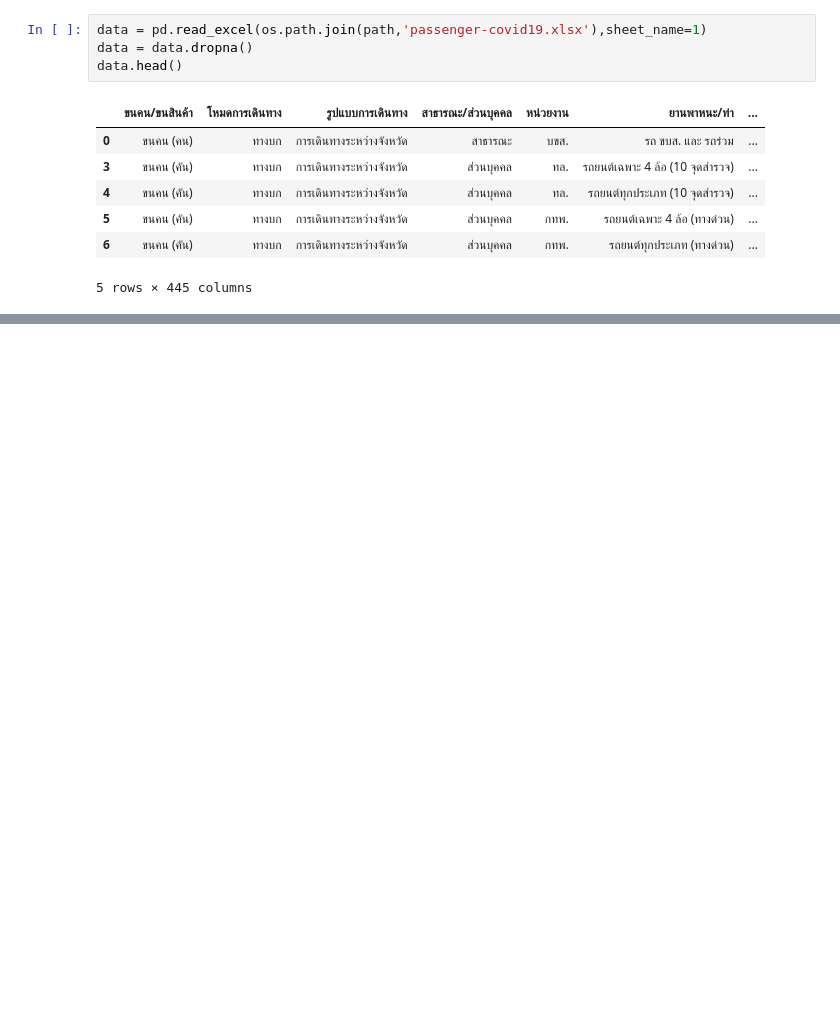
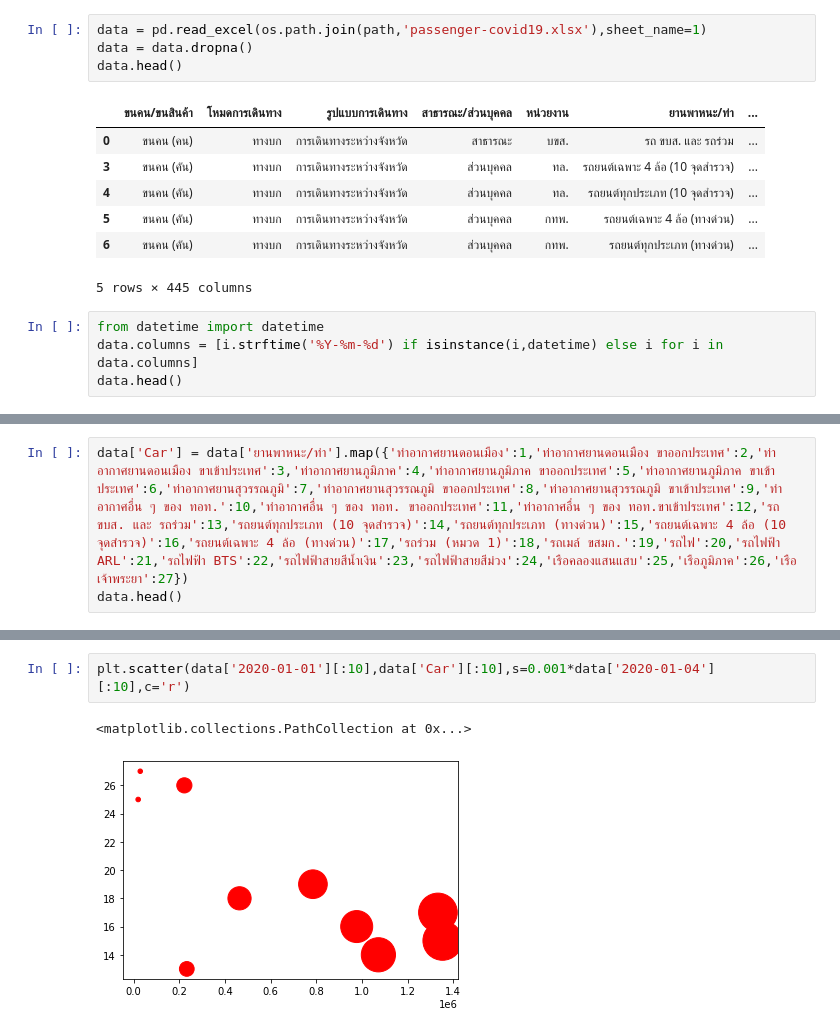
Before and after one commit to thanadolch/data_viz, a Jupyter notebook: Visualize_Data_Distribution.ipynb, the cells around one changed output, grey strips where cells are left out. Cells and saved outputs as stored; diff of their text form; blank space fills up the shorter version.

```diff
--- a/Visualize_Data_Distribution.ipynb
+++ b/Visualize_Data_Distribution.ipynb
@@ -124,3 +124,7 @@ data.head()
 | 5 | ขนคน (คัน) | ทางบก | การเดินทางระหว่างจังหวัด | ส่วนบุคคล | กทพ. | รถยนต์เฉพาะ 4 ล้อ (ทางด่วน) | ... |
 | 6 | ขนคน (คัน) | ทางบก | การเดินทางระหว่างจังหวัด | ส่วนบุคคล | กทพ. | รถยนต์ทุกประเภท (ทางด่วน) | ... |
 5 rows × 445 columns
+# %%
+from datetime import datetime
+data.columns = [i.strftime('%Y-%m-%d') if isinstance(i,datetime) else i for i in data.columns]
+data.head()
@@ -126,0 +160,3 @@ data.head()
+# %%
+data['Car'] = data['ยานพาหนะ/ท่า'].map({'ท่าอากาศยานดอนเมือง':1,'ท่าอากาศยานดอนเมือง ขาออกประเทศ':2,'ท่าอากาศยานดอนเมือง ขาเข้าประเทศ':3,'ท่าอากาศยานภูมิภาค':4,'ท่าอากาศยานภูมิภาค ขาออกประเทศ':5,'ท่าอากาศยานภูมิภาค ขาเข้าประเทศ':6,'ท่าอากาศยานสุวรรณภูมิ':7,'ท่าอากาศยานสุวรรณภูมิ ขาออกประเทศ':8,'ท่าอากาศยานสุวรรณภูมิ ขาเข้าประเทศ':9,'ท่าอากาศอื่น ๆ ของ ทอท.':10,'ท่าอากาศอื่น ๆ ของ ทอท. ขาออกประเทศ':11,'ท่าอากาศอื่น ๆ ของ ทอท.ขาเข้าประเทศ':12,'รถ ขบส. และ รถร่วม':13,'รถยนต์ทุกประเภท (10 จุดสำรวจ)':14,'รถยนต์ทุกประเภท (ทางด่วน)':15,'รถยนต์เฉพาะ 4 ล้อ (10 จุดสำรวจ)':16,'รถยนต์เฉพาะ 4 ล้อ (ทางด่วน)':17,'รถร่วม (หมวด 1)':18,'รถเมล์ ขสมก.':19,'รถไฟ':20,'รถไฟฟ้า ARL':21,'รถไฟฟ้า BTS':22,'รถไฟฟ้าสายสีน้ำเงิน':23,'รถไฟฟ้าสายสีม่วง':24,'เรือคลองแสนแสบ':25,'เรือภูมิภาค':26,'เรือเจ้าพระยา':27})
+data.head()
@@ -126,0 +171,5 @@ data.head()
+# %%
+plt.scatter(data['2020-01-01'][:10],data['Car'][:10],s=0.001*data['2020-01-04'][:10],c='r')
+# %% [output]
+<matplotlib.collections.PathCollection at 0x...>
+[figure, added]
```
Also changed, not shown: parts of 4 cells of this notebook.
